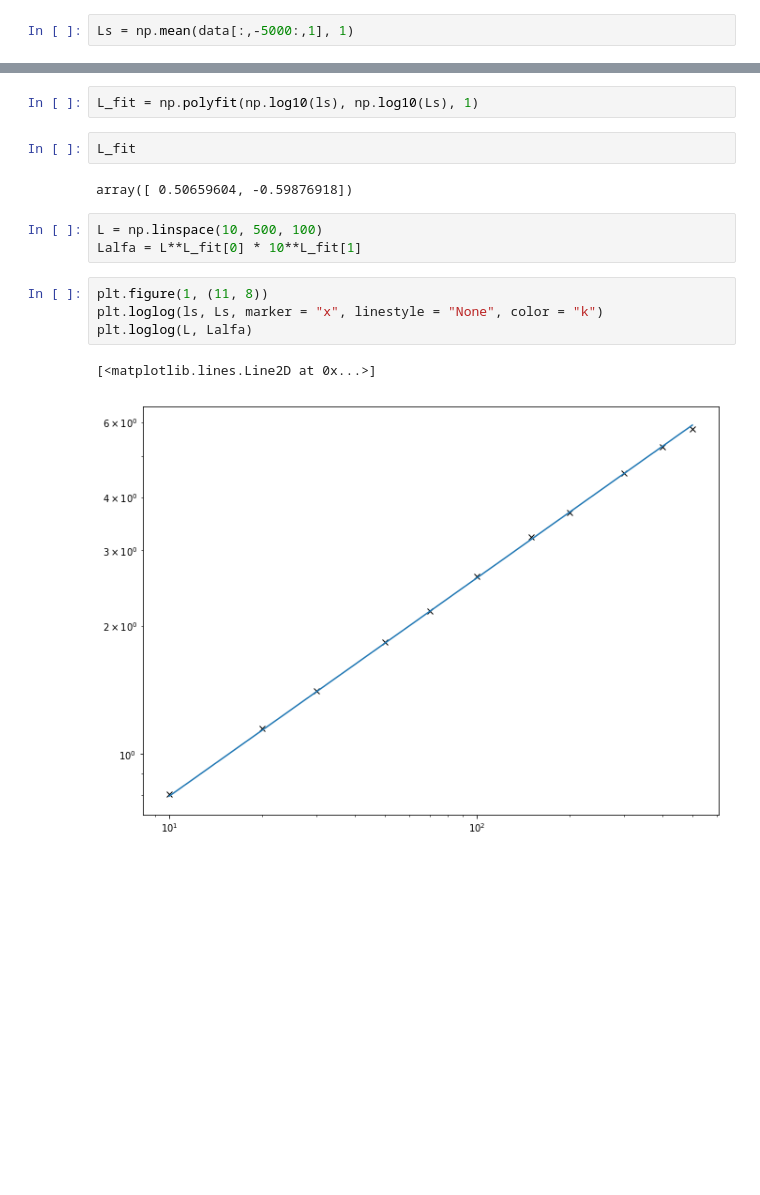
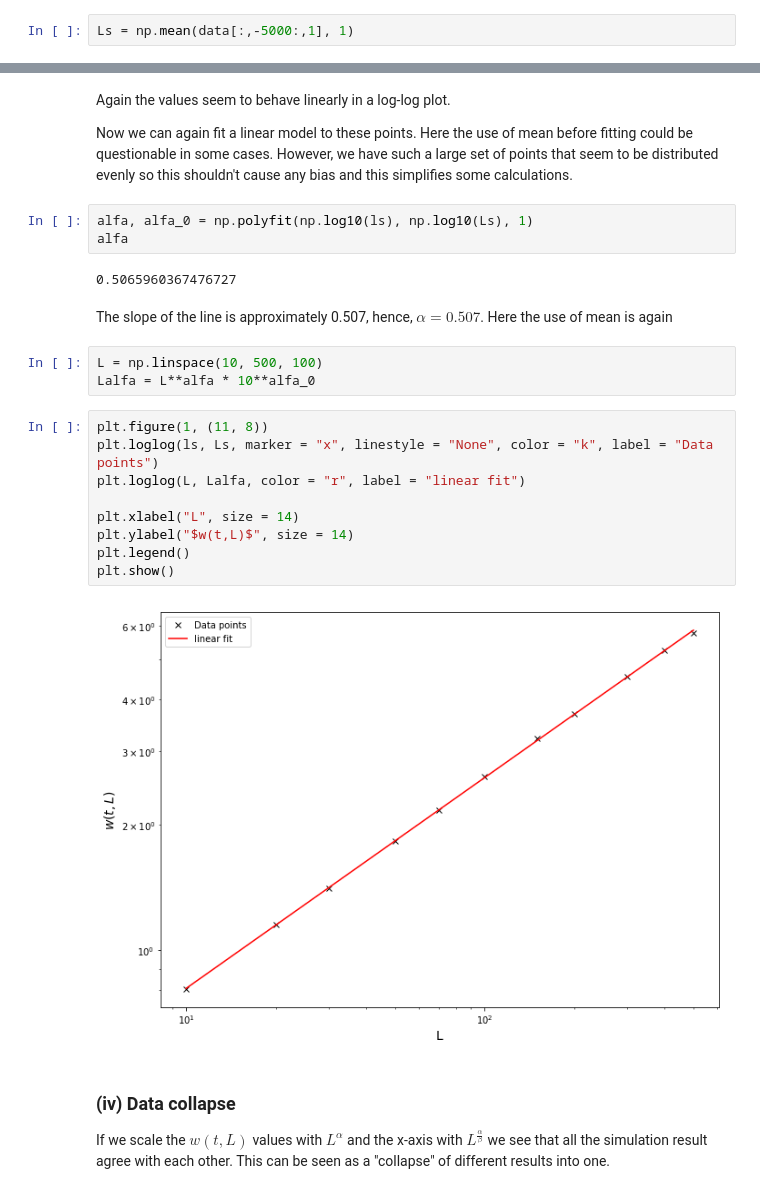
Before and after one commit to ari-viitala/CompPhys, a Jupyter notebook: Viikko2/Viikko2.ipynb, the cells around one changed output, grey strips where cells are left out. Cells and saved outputs as stored; diff of their text form; blank space fills up the shorter version.

```diff
--- a/Viikko2/Viikko2.ipynb
+++ b/Viikko2/Viikko2.ipynb
@@ -182,19 +132,31 @@ plt.loglog(ls, Ls)
+# %% [markdown]
+Again the values seem to behave linearly in a log-log plot.
+
+Now we can again fit a linear model to these points. Here the use of mean before fitting could be questionable in some cases. However, we have such a large set of points that seem to be distributed evenly so this shouldn't cause any bias and this simplifies some calculations.
 # %%
-L_fit = np.polyfit(np.log10(ls), np.log10(Ls), 1)
+alfa, alfa_0 = np.polyfit(np.log10(ls), np.log10(Ls), 1)
+alfa
+# %% [output]
+0.5065960367476727
-# %%
-L_fit
-# %% [output]
-array([ 0.50659604, -0.59876918])
+# %% [markdown]
+The slope of the line is approximately 0.507, hence, $\alpha = 0.507$. Here the use of mean is again
 # %%
 L = np.linspace(10, 500, 100)
-Lalfa = L**L_fit[0] * 10**L_fit[1]
+Lalfa = L**alfa * 10**alfa_0
 # %%
 plt.figure(1, (11, 8))
-plt.loglog(ls, Ls, marker = "x", linestyle = "None", color = "k")
-plt.loglog(L, Lalfa)
+plt.loglog(ls, Ls, marker = "x", linestyle = "None", color = "k", label = "Data points")
+plt.loglog(L, Lalfa, color = "r", label = "linear fit")
+
+plt.xlabel("L", size = 14)
+plt.ylabel("$w(t,L)$", size = 14)
+plt.legend()
+plt.show()
 # %% [output]
-[<matplotlib.lines.Line2D at 0x...>]
-[figure, old version]
+[figure, new version]
+# %% [markdown]
+### (iv) Data collapse
+If we scale the $w(t, L)$ values with $L^\alpha$ and the x-axis with $L^\frac{\alpha}{\beta}$ we see that all the simulation result agree with each other. This can be seen as a "collapse" of different results into one.
 # %%
 plt.figure(1, (12,8))
 
```
Also changed, not shown: parts of 36 cells of this notebook.
